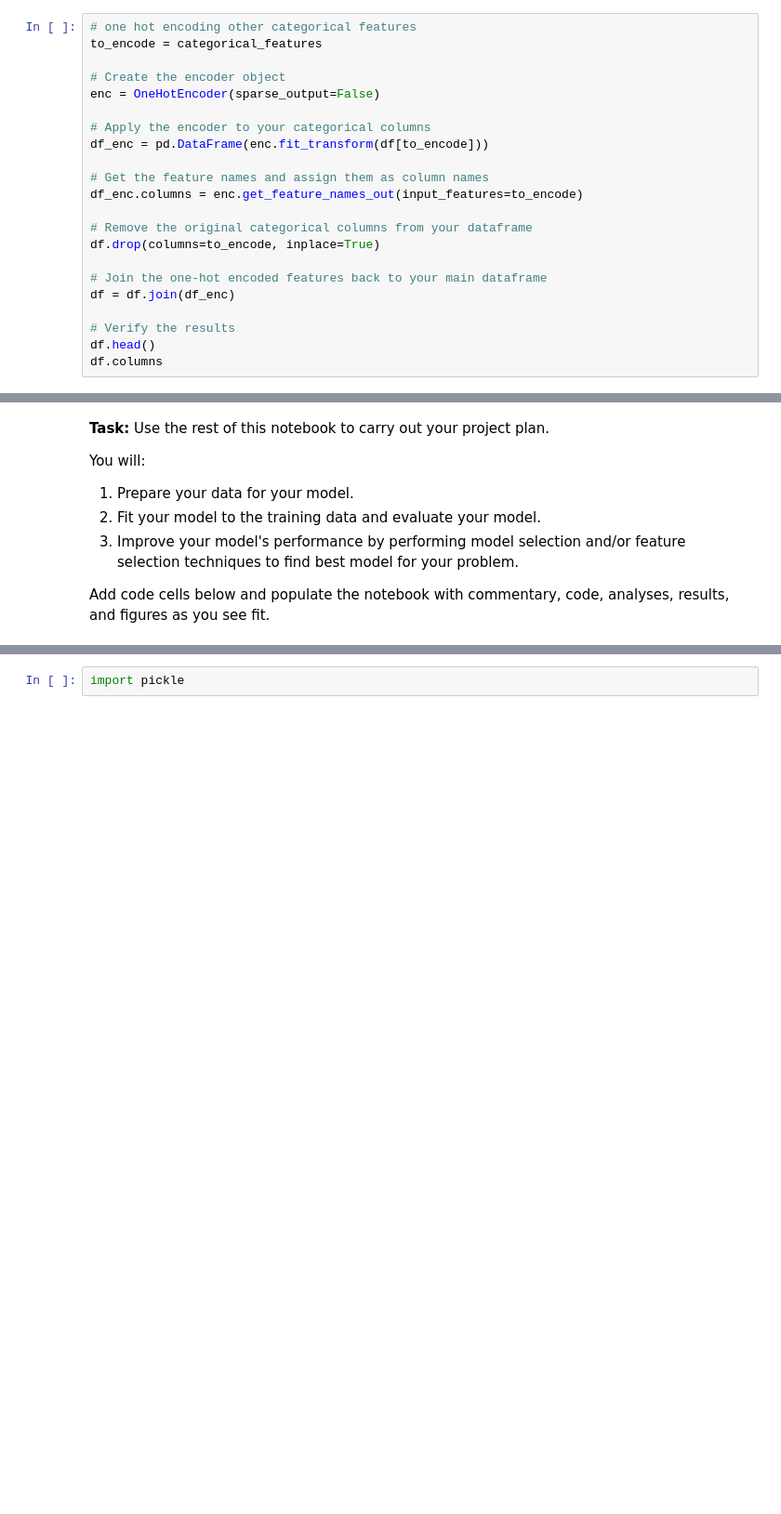
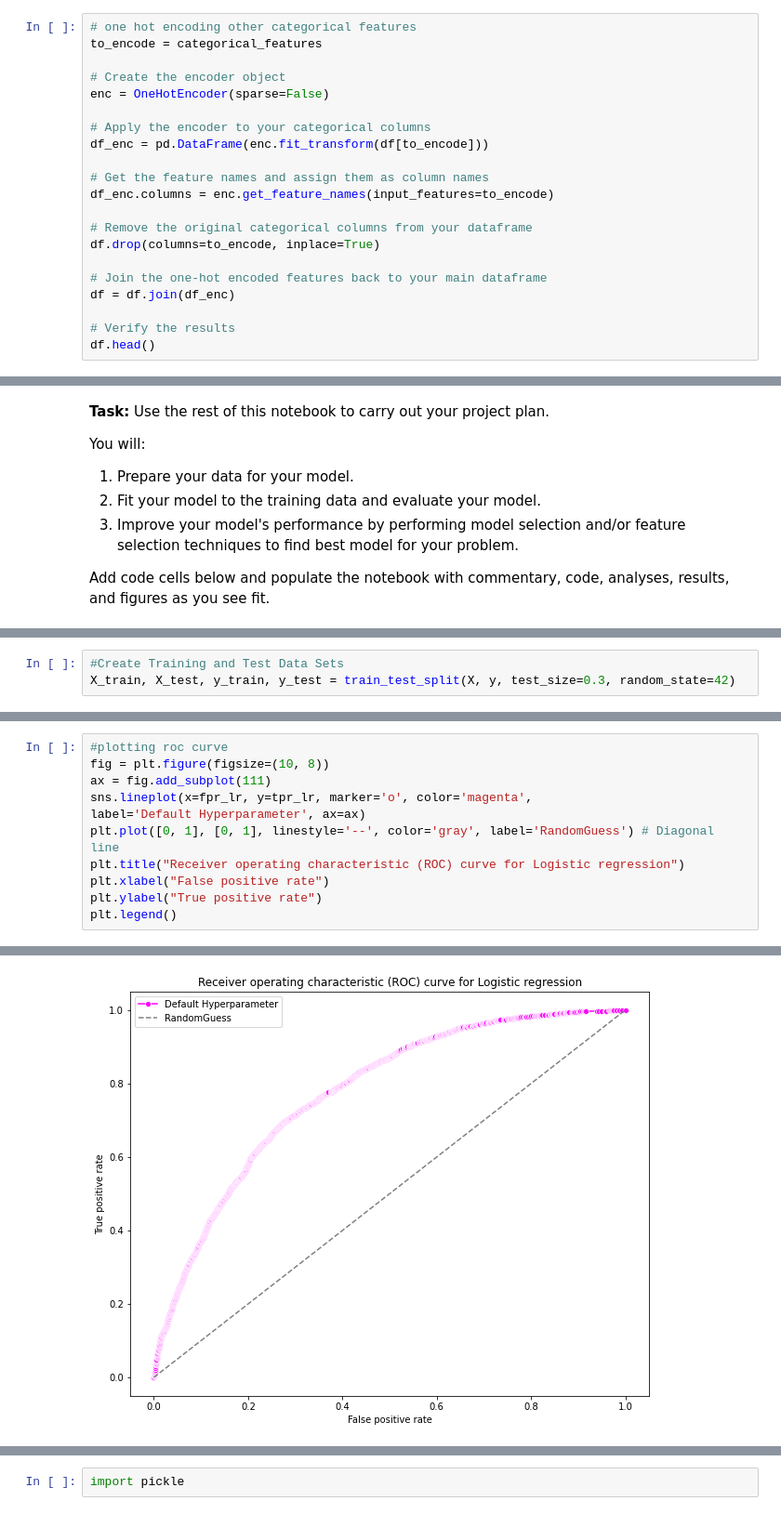
Before and after one commit to ninapappas/BTT-ML-Project, a Jupyter notebook: DefineAndSolveMLProblem.ipynb, the cells around one changed output, grey strips where cells are left out. Shown: that part at 93% size. Cells and saved outputs as stored; diff of their text form; blank space fills up the shorter version.

```diff
--- a/DefineAndSolveMLProblem.ipynb
+++ b/DefineAndSolveMLProblem.ipynb
@@ -255,13 +253,13 @@ array(['United-States', 'Other', 'India', 'Missing', 'Mexico',
 to_encode = categorical_features
 
 # Create the encoder object
-enc = OneHotEncoder(sparse_output=False)
+enc = OneHotEncoder(sparse=False)
 
 # Apply the encoder to your categorical columns
 df_enc = pd.DataFrame(enc.fit_transform(df[to_encode]))
 
 # Get the feature names and assign them as column names
-df_enc.columns = enc.get_feature_names_out(input_features=to_encode)
+df_enc.columns = enc.get_feature_names(input_features=to_encode)
 
 # Remove the original categorical columns from your dataframe
 df.drop(columns=to_encode, inplace=True)
@@ -271,5 +269,4 @@ df = df.join(df_enc)
 
 # Verify the results
 df.head()
-df.columns
 # %% [output]
@@ -548,0 +387,3 @@ Through systematic experimentation, we determined the optimal modeling approach
+# %%
+#Create Training and Test Data Sets
+X_train, X_test, y_train, y_test = train_test_split(X, y, test_size=0.3, random_state=42)
@@ -548,0 +447,12 @@ Through systematic experimentation, we determined the optimal modeling approach
+# %%
+#plotting roc curve
+fig = plt.figure(figsize=(10, 8))
+ax = fig.add_subplot(111)
+sns.lineplot(x=fpr_lr, y=tpr_lr, marker='o', color='magenta',
+label='Default Hyperparameter', ax=ax)
+plt.plot([0, 1], [0, 1], linestyle='--', color='gray', label='RandomGuess') # Diagonal line
+plt.title("Receiver operating characteristic (ROC) curve for Logistic regression")
+plt.xlabel("False positive rate")
+plt.ylabel("True positive rate")
+plt.legend()
+# %% [output]
@@ -548,0 +460 @@ Through systematic experimentation, we determined the optimal modeling approach
+[figure, added]
```
Also changed, not shown: parts of 59 cells of this notebook.
